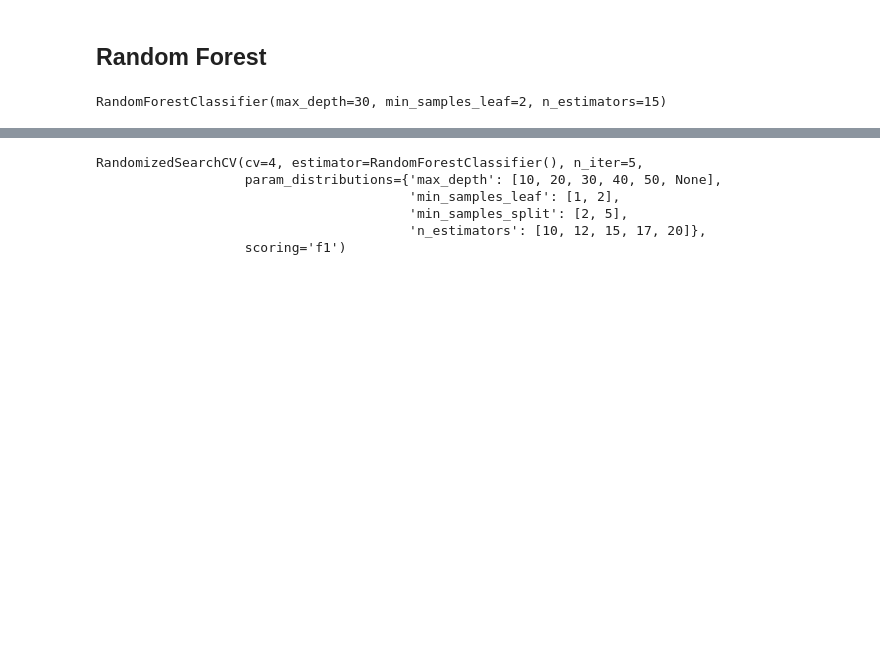
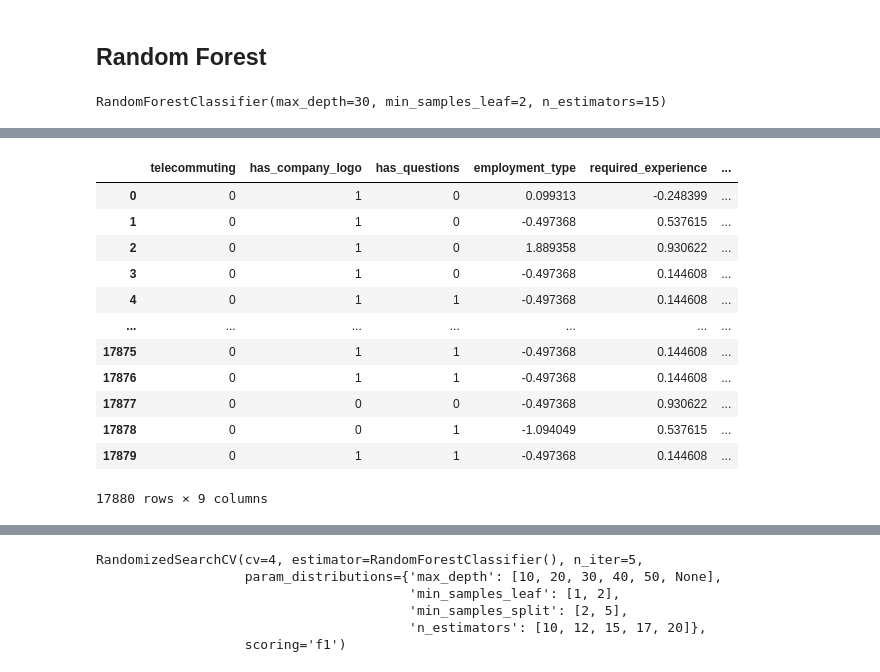
Before and after one commit to huantnguyen/FakeJobPrediction, a Jupyter notebook: v4_Project_245_fakejob.ipynb, the cells around one changed output, grey strips where cells are left out. Saved outputs shown, nothing was run; the diff lists cells and outputs as text; code cells hidden in the pictures; blank space fills up the shorter version.

```diff
--- a/v4_Project_245_fakejob.ipynb
+++ b/v4_Project_245_fakejob.ipynb
@@ -823,0 +894,16 @@ plt.show()
+# %%
+main_data_corr
+# %% [output]
+|  | telecommuting | has_company_logo | has_questions | employment_type | required_experience | ... |
+| 0 | 0 | 1 | 0 | 0.099313 | -0.248399 | ... |
+| 1 | 0 | 1 | 0 | -0.497368 | 0.537615 | ... |
+| 2 | 0 | 1 | 0 | 1.889358 | 0.930622 | ... |
+| 3 | 0 | 1 | 0 | -0.497368 | 0.144608 | ... |
+| 4 | 0 | 1 | 1 | -0.497368 | 0.144608 | ... |
+| ... | ... | ... | ... | ... | ... | ... |
+| 17875 | 0 | 1 | 1 | -0.497368 | 0.144608 | ... |
+| 17876 | 0 | 1 | 1 | -0.497368 | 0.144608 | ... |
+| 17877 | 0 | 0 | 0 | -0.497368 | 0.930622 | ... |
+| 17878 | 0 | 0 | 1 | -1.094049 | 0.537615 | ... |
+| 17879 | 0 | 1 | 1 | -0.497368 | 0.144608 | ... |
+17880 rows × 9 columns
```
Also changed, not shown: parts of 51 cells of this notebook.
